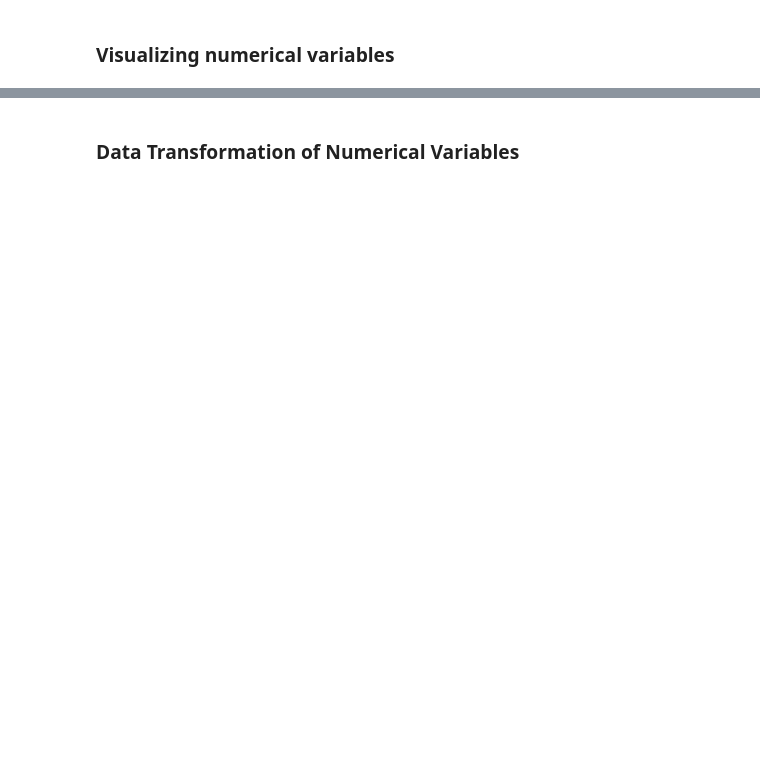
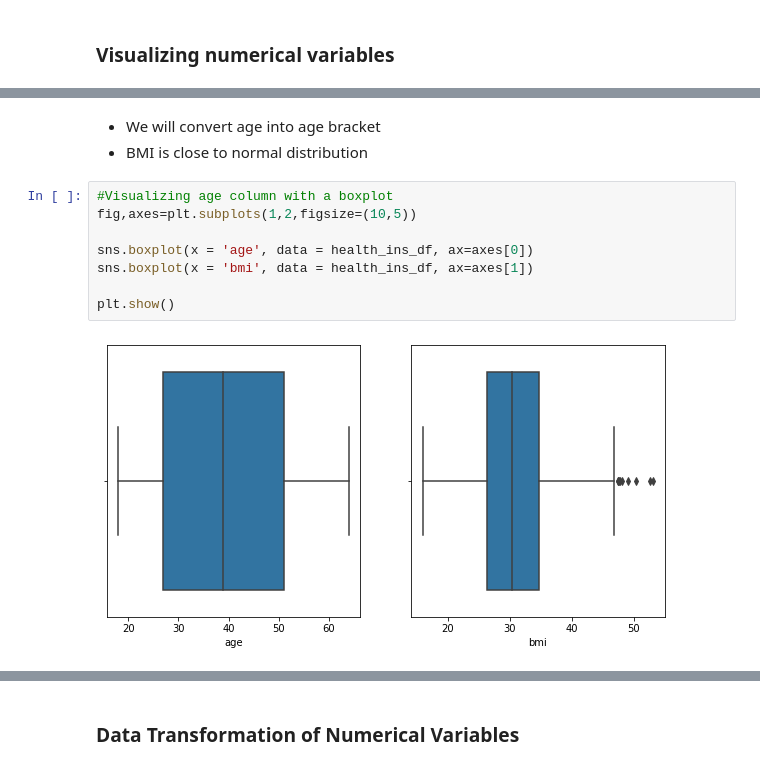
Before and after one commit to Snigdha171/PythonMiniProgramSeries, a Jupyter notebook: Health-Insurance-DataAnalysis/health_insurance_dataAnalysis.ipynb, the cells around one changed output, grey strips where cells are left out. Drawn from its saved outputs; the diff is of its cells as text; blank space fills up the shorter version.

```diff
--- a/Health-Insurance-DataAnalysis/health_insurance_dataAnalysis.ipynb
+++ b/Health-Insurance-DataAnalysis/health_insurance_dataAnalysis.ipynb
@@ -88,0 +115,13 @@ health_ins_df.describe()
+# %% [markdown]
+*   We will convert age into age bracket
+*   BMI is close to normal distribution
+# %%
+#Visualizing age column with a boxplot
+fig,axes=plt.subplots(1,2,figsize=(10,5))
+
+sns.boxplot(x = 'age', data = health_ins_df, ax=axes[0])
+sns.boxplot(x = 'bmi', data = health_ins_df, ax=axes[1])
+
+plt.show()
+# %% [output]
+[figure, added]
```
Also changed, not shown: parts of 9 cells of this notebook.
